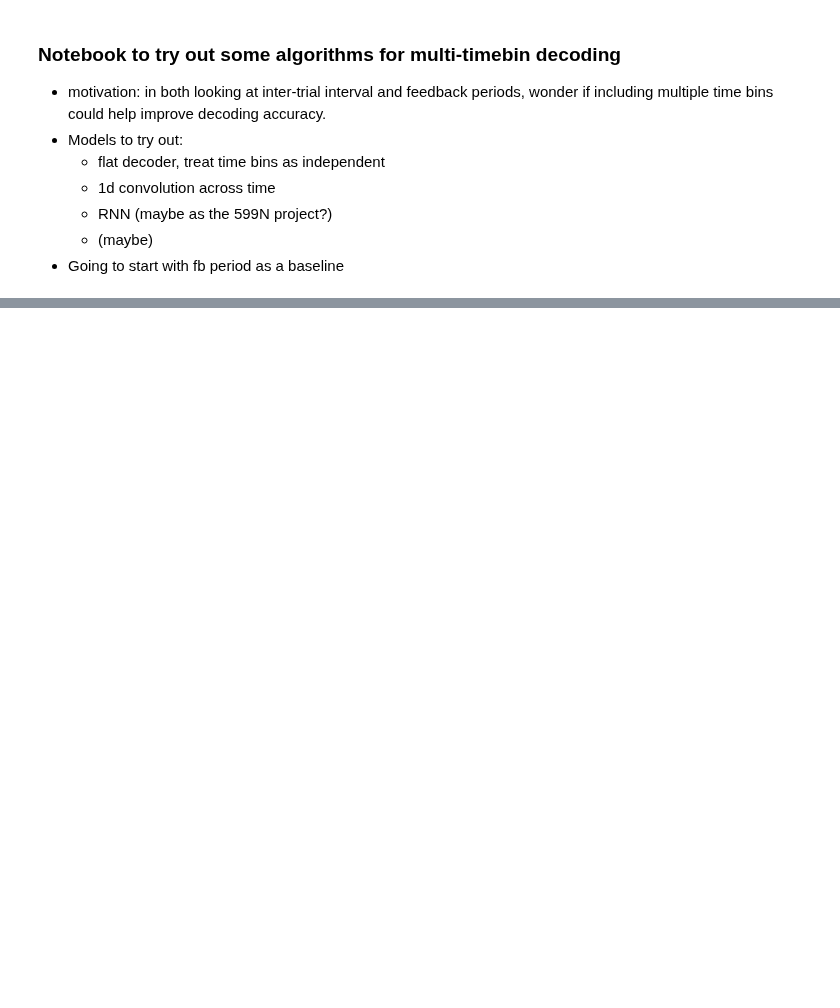
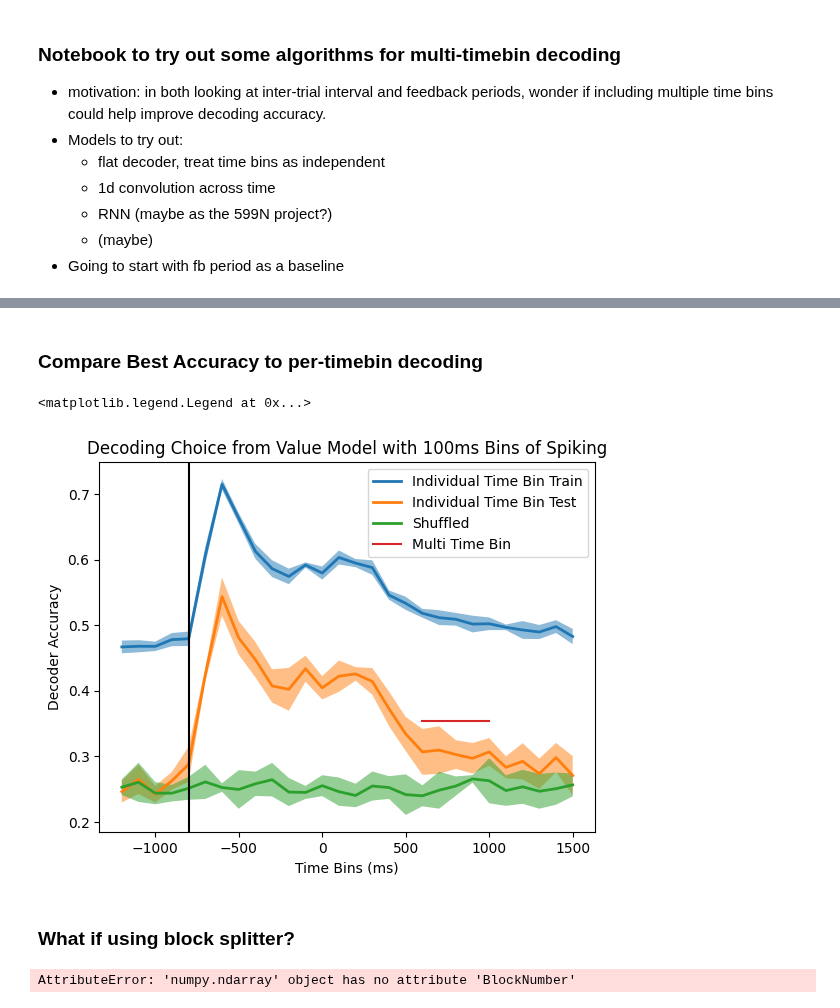
Before and after one commit to pqz317/wcst_decode, a Jupyter notebook: notebooks/multi_timebin.ipynb, the cells around one changed output, grey strips where cells are left out. Drawn from its saved outputs; the diff is of its cells as text; code cells hidden in the pictures; blank space fills up the shorter version.

```diff
--- a/notebooks/multi_timebin.ipynb
+++ b/notebooks/multi_timebin.ipynb
@@ -60,0 +76,7 @@ import torch
+# %%
+# grab behavioral data, spike data, trial numbers.
+fs = s3fs.S3FileSystem()
+behavior_file = spike_general.get_behavior_path(subject, session)
+behavior_data = pd.read_csv(fs.open(behavior_file))
+valid_beh = behavior_data[behavior_data.Response.isin(["Correct", "Incorrect"])]
+shuffled_card_idxs = behavioral_utils.get_shuffled_card_idxs(valid_beh)
@@ -60,0 +207,71 @@ import torch
+# %% [markdown]
+### Compare Best Accuracy to per-timebin decoding
+# %%
+fig, axs = plt.subplots()
+
+train_accs_by_bin = np.load(fs.open(f"l2l.pqz317.scratch/value_model_dropout_0p0_train_accs_{pre_interval}_fb_{post_interval}_by_bin_kfold_split.npy", "rb"))
+test_accs_by_bin = np.load(fs.open(f"l2l.pqz317.scratch/value_model_dropout_0p0_accs_{pre_interval}_fb_{post_interval}_by_bin_kfold_split.npy", "rb"))
+shuffled_accs = np.load(fs.open(f"l2l.pqz317.scratch/value_model_dropout_0p0_shuffled_accs_{pre_interval}_fb_{post_interval}_by_bin_kfold_split.npy", "rb"))
+
+visualization_utils.visualize_accuracy_across_time_bins(
+    train_accs_by_bin,
+    pre_interval, post_interval, 100,
+    axs,
+    label="Individual Time Bin Train",
+    right_align=True
+)
+visualization_utils.visualize_accuracy_across_time_bins(
+    test_accs_by_bin,
+    pre_interval, post_interval, 100,
+    axs,
+    label="Individual Time Bin Test",
+    right_align=True
+)
+visualization_utils.visualize_accuracy_across_time_bins(
+    shuffled_accs,
+    pre_interval, post_interval, 100,
+    axs,
+    label="Shuffled",
+    right_align=True
+)
+axs.plot(np.arange(600, 1100, 100), np.ones(5) * test_accs_by_dropout[0], label="Multi Time Bin")
+
+axs.axvline(-800, color='k')
+axs.set_xlabel("Time Bins (ms)")
+axs.set_ylabel("Decoder Accuracy")
+axs.set_title(f"Decoding Choice from Value Model with 100ms Bins of Spiking")
+axs.legend()
+# %% [output]
+<matplotlib.legend.Legend at 0x...>
+[figure, added]
+# %% [markdown]
+### What if using block splitter?
+# %%
+train_accs_by_dropout = []
+test_accs_by_dropout = []
+for p_dropout in np.arange(0.0, 1.1, 0.1):
+    num_neurons = len(fb_firing_rates.UnitID.unique())
+    labels = np.sort(shuffled_card_idxs.ItemChosen.unique())
+    init_params = {"n_inputs": num_neurons * 5, "n_values": 12, "p_dropout": p_dropout}
+    # init_params = {"n_inputs": num_neurons, "n_values": 12}
+
+    trainer = Trainer(learning_rate=0.05, max_iter=500, batch_size=128)
+    wrapped = ModelWrapper(ValueDropoutModel, init_params, trainer, labels)
+    # wrapped = ModelWrapper(ValueNormedModel, init_params, trainer, labels)
+
+    mode = "SpikeCounts"
+
+    # prep data for classification
+    inputs = fb_firing_rates.rename(columns={mode: "Value"})
+    labels = shuffled_card_idxs.rename(columns={"ItemChosen": "Feature"})
+
+    random_splitter = BlockSplitter(valid_beh)
+
+    train_accs, test_accs, shuffled, models = classifier_utils.evaluate_classifier(
+        wrapped, inputs, labels, random_splitter, cards=shuffled_card_idxs
+    )
+
+    train_accs_by_dropout.append(np.mean(train_accs))
+    test_accs_by_dropout.append(np.mean(test_accs))
+# %% [output]
+AttributeError: 'numpy.ndarray' object has no attribute 'BlockNumber'
```
Also changed, not shown: parts of 13 cells of this notebook, 9 other files.
